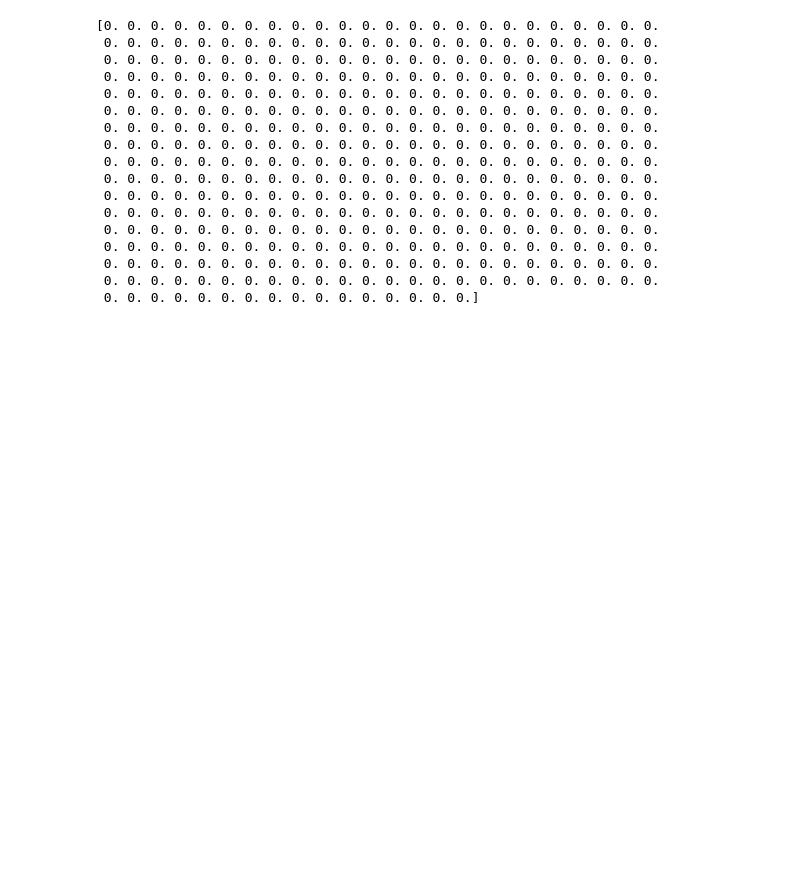
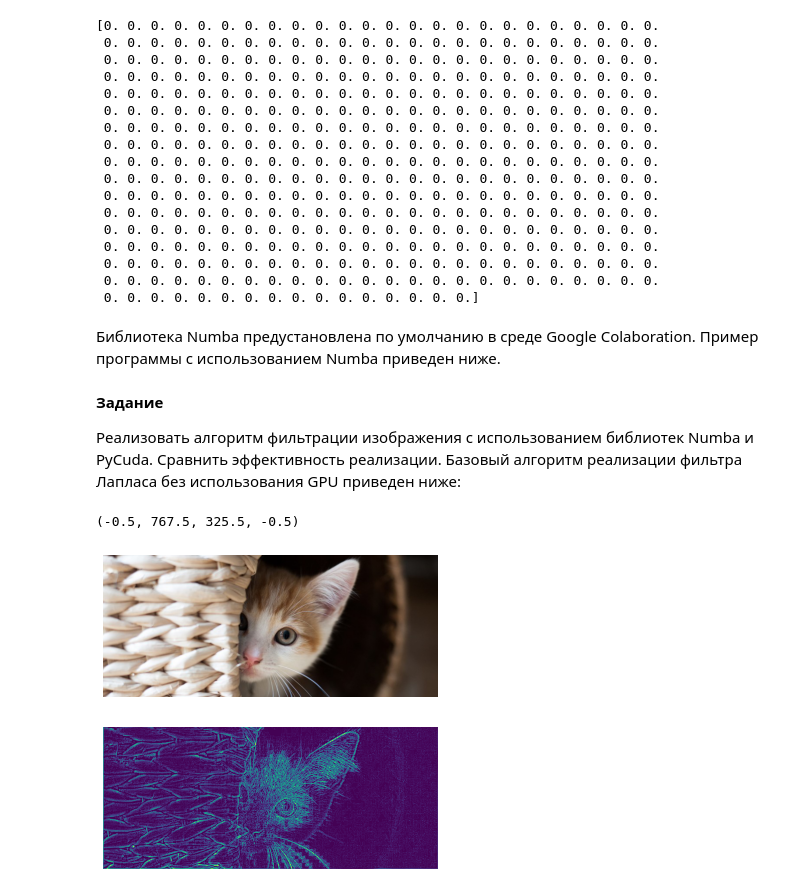
Before and after one commit to RF-Lab/lab_sources, a Jupyter notebook: pycuda_and_numba.ipynb, the cells around one changed output. Cells and saved outputs as stored; diff of their text form; code cells hidden in the pictures; blank space fills up the shorter version.

```diff
--- a/pycuda_and_numba.ipynb
+++ b/pycuda_and_numba.ipynb
@@ -112,6 +122,8 @@ print( dest-a*b )
  0. 0. 0. 0. 0. 0. 0. 0. 0. 0. 0. 0. 0. 0. 0. 0. 0. 0. 0. 0. 0. 0. 0. 0.
  0. 0. 0. 0. 0. 0. 0. 0. 0. 0. 0. 0. 0. 0. 0. 0. 0. 0. 0. 0. 0. 0. 0. 0.
  0. 0. 0. 0. 0. 0. 0. 0. 0. 0. 0. 0. 0. 0. 0. 0.]
+# %% [markdown]
+Библиотека Numba предустановлена по умолчанию в среде Google Colaboration. Пример программы с использованием Numba приведен ниже.
 # %%
 import numpy as np
 from numba import vectorize
@@ -128,3 +140,32 @@ C = np.empty_like(A, dtype=A.dtype)
 
 # Add arrays on GPU
 C = Add(A, B)
+# %% [markdown]
+**Задание**
+
+Реализовать алгоритм фильтрации изображения с использованием библиотек Numba и PyCuda. Сравнить эффективность реализации. Базовый алгоритм реализации фильтра Лапласа без использования GPU приведен ниже:
+# %%
+from PIL import Image
+from PIL import ImageFilter
+import requests
+import matplotlib.pyplot as plt
+
+img_url = 'https://www.humanesociety.org/sites/default/files/styles/768x326/public/2018/08/kitten-440379.jpg'
+
+img = Image.open(requests.get(img_url, stream=True).raw)
+
+plt.figure()
+plt.imshow(img)
+plt.axis('off')
+
+img_gs = img.convert("L")
+
+Laplacian = ImageFilter.Kernel((3,3), (0,-1,0,-1,4,-1,0,-1,0), scale=0.1, offset=1)
+img_la = img_gs.filter(Laplacian)
+plt.figure()
+plt.imshow(img_la)
+plt.axis('off')
+# %% [output]
+(-0.5, 767.5, 325.5, -0.5)
+[figure, added]
+[figure, added]
```
Also changed, not shown: parts of 2 cells of this notebook.
